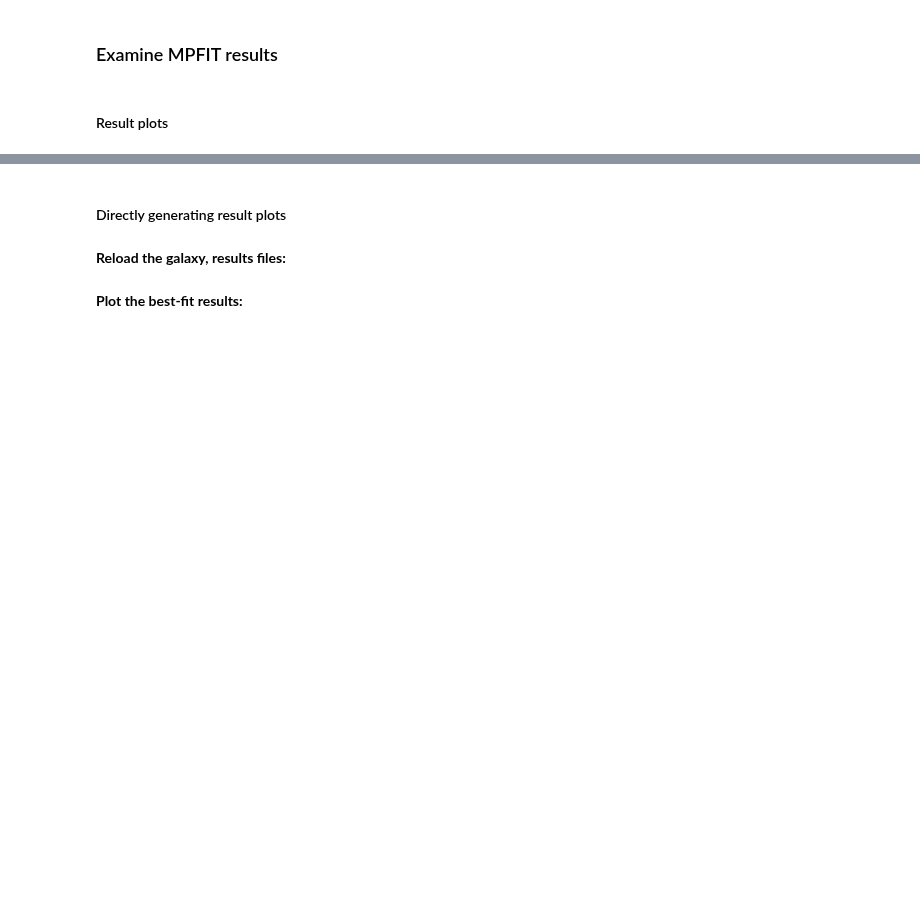
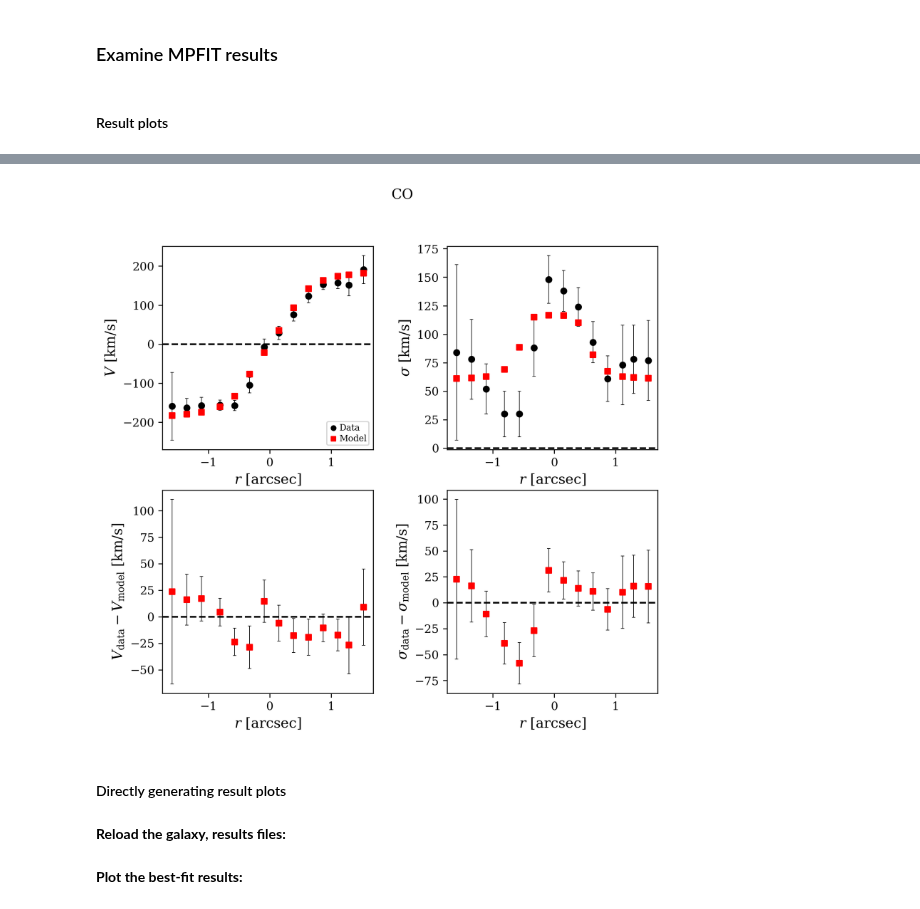
Before and after one commit to dysmalpy/dysmalpy, a Jupyter notebook: examples/notebooks/dysmalpy_example_multiobs.ipynb, the cells around one changed output, grey strips where cells are left out. Cells and saved outputs as stored; diff of their text form; code cells hidden in the pictures; blank space fills up the shorter version.

```diff
--- a/examples/notebooks/dysmalpy_example_multiobs.ipynb
+++ b/examples/notebooks/dysmalpy_example_multiobs.ipynb
@@ -395,3 +453,9 @@ Image(filename=filepath, width=600)
+# %%
+# Look at best-fit for CO:
+filepath = outdir_mpfit+"EGS4_24985_mpfit_bestfit_CO.{}".format(plot_type)
+Image(filename=filepath, width=600)
+# %% [output]
+[figure, added]
 # %% [markdown]
 #### Directly generating result plots ####
 # %% [markdown]
```
Also changed, not shown: parts of 18 cells of this notebook, 1 other file.
